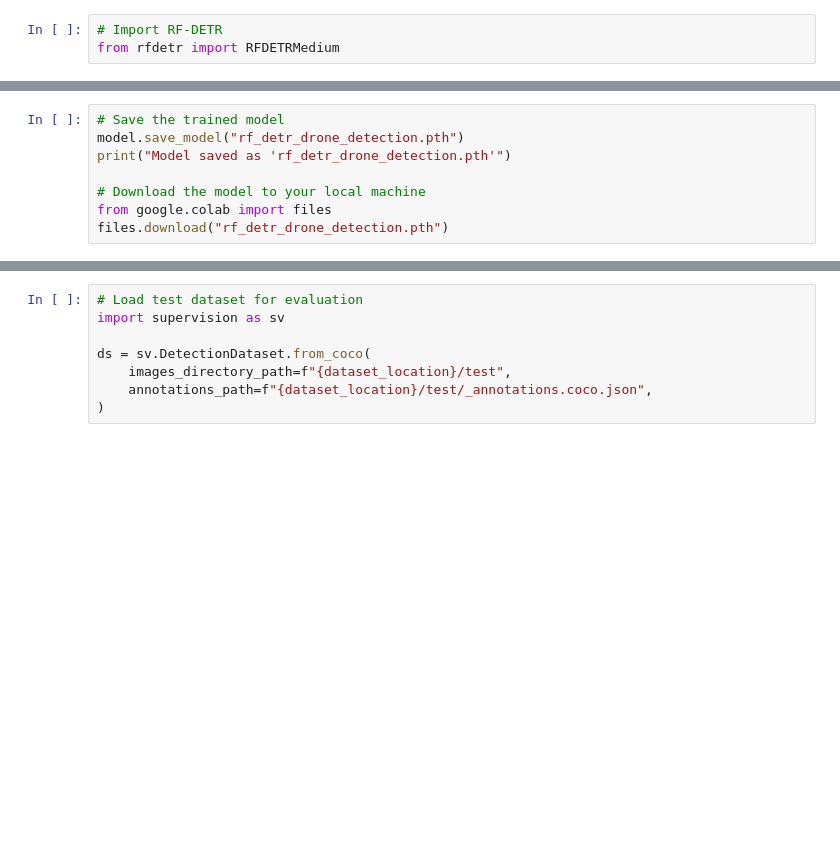
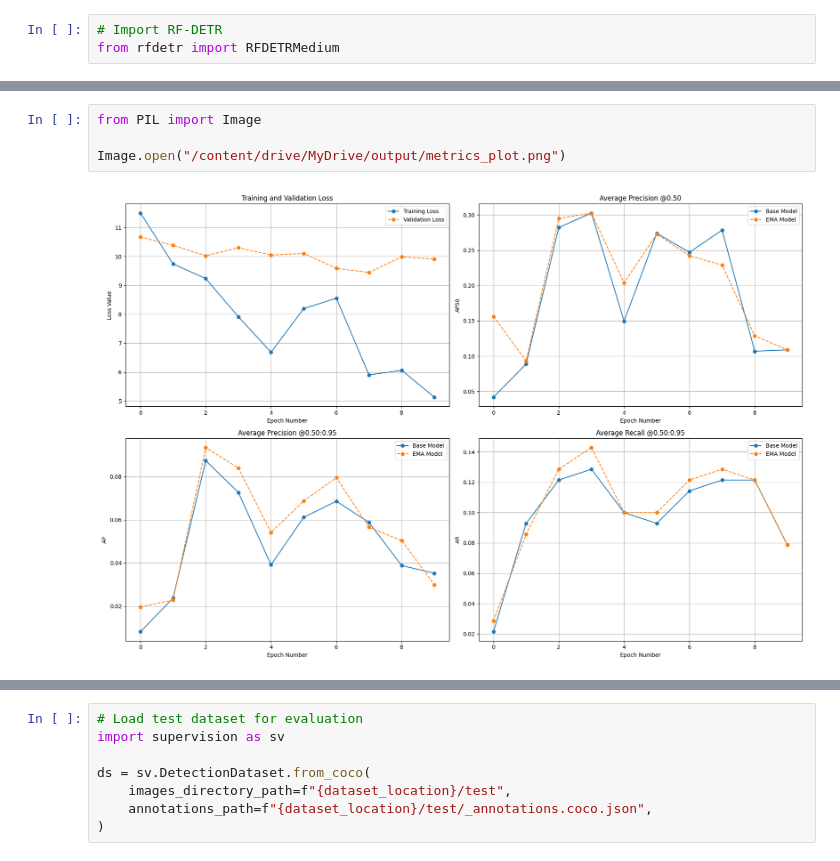
Before and after one commit to LukasBenner/DroneDetection, a Jupyter notebook: fintune_rf_detr_colab.ipynb, the cells around one changed output, grey strips where cells are left out. Drawn from its saved outputs; the diff is of its cells as text; blank space fills up the shorter version.

Commit message:
Runs on Colab

```diff
--- a/fintune_rf_detr_colab.ipynb
+++ b/fintune_rf_detr_colab.ipynb
@@ -120,8 +143,6 @@ model.train(
-# %%
-# Save the trained model
-model.save_model("rf_detr_drone_detection.pth")
-print("Model saved as 'rf_detr_drone_detection.pth'")
-
-# Download the model to your local machine
-from google.colab import files
-files.download("rf_detr_drone_detection.pth")
+# %%
+from PIL import Image
+
+Image.open("/content/drive/MyDrive/output/metrics_plot.png")
+# %% [output]
+[figure, added]
```
Also changed, not shown: parts of 19 cells of this notebook.
